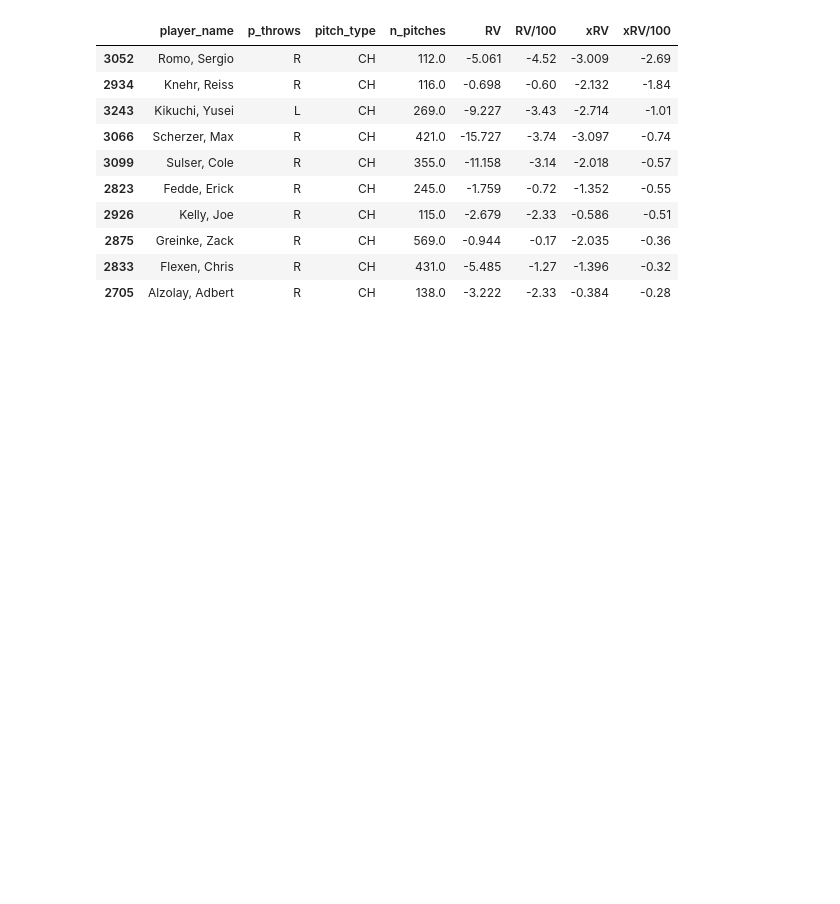
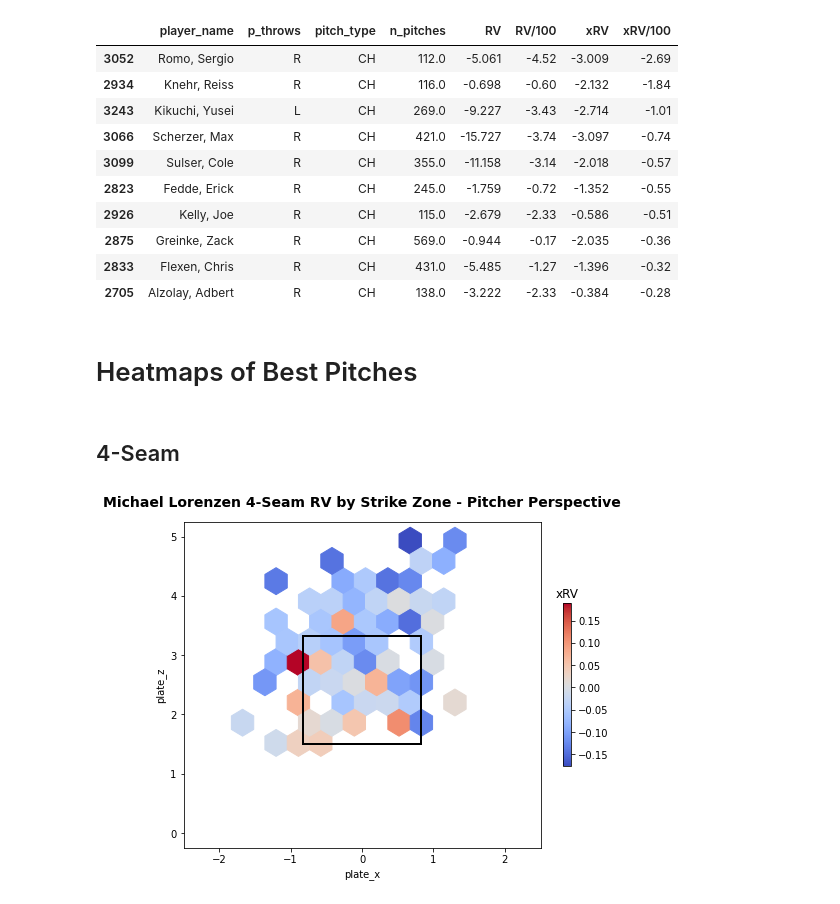
Before and after one commit to anthonyzurke/pitch-model, a Jupyter notebook: notebooks/analysis.ipynb, the cells around one changed output. Drawn from its saved outputs; the diff is of its cells as text; code cells hidden in the pictures; blank space fills up the shorter version.

```diff
--- a/notebooks/analysis.ipynb
+++ b/notebooks/analysis.ipynb
@@ -16,6 +30,7 @@ data.rename(columns = {'pfx_-x': 'pfx_x',
                        'release_pos_-x': 'release_pos_x'},
             inplace = True)
 
+xrv = pd.read_csv('../data/xrv-pitches.csv', index_col = [0])
 rv_pitches = pd.read_csv('../data/pitches-rv-table.csv', index_col = [0])
 grouped_pitches_rv = pd.read_csv('../data/grouped-pitches-rv-table.csv', index_col = [0])
 
@@ -245,3 +244,23 @@ See Full Dataframe in Mito
 | 2875 | Greinke, Zack | R | CH | 569.0 | -0.944 | -0.17 | -2.035 | -0.36 |
 | 2833 | Flexen, Chris | R | CH | 431.0 | -5.485 | -1.27 | -1.396 | -0.32 |
 | 2705 | Alzolay, Adbert | R | CH | 138.0 | -3.222 | -2.33 | -0.384 | -0.28 |
+# %% [markdown]
+# Heatmaps of Best Pitches
+# %% [markdown]
+## 4-Seam
+# %%
+lorenzen = xrv.loc[(xrv['player_name'] == 'Lorenzen, Michael') & (xrv['pitch_type'] == 'FF')]
+cishek = xrv.loc[(xrv['player_name'] == 'Cishek, Steve') & (xrv['pitch_type'] == 'FF')]
+# %%
+plt.figure(figsize = (8, 6))
+
+plt.hexbin(lorenzen['plate_x'], lorenzen['plate_z'], C = lorenzen['xRV'], cmap = 'coolwarm', gridsize = 10)
+plt.xlabel('plate_x'), plt.ylabel('plate_z')
+cb = plt.colorbar(shrink = .5)
+cb.ax.set_title('xRV')
+plt.xlim(-2.5, 2.5), plt.ylim(-.25, 5.25)
+plt.gca().add_patch(Rectangle((-.83, 1.5), 1.66, 1.82, fill = False, color = 'black', linewidth = 2))
+plt.title('Michael Lorenzen 4-Seam RV by Strike Zone - Pitcher Perspective', fontsize = 14,
+          fontweight = 'bold', pad = 15);
+# %% [output]
+[figure, added]
```
Also changed, not shown: parts of 19 cells of this notebook, 4 other files.
